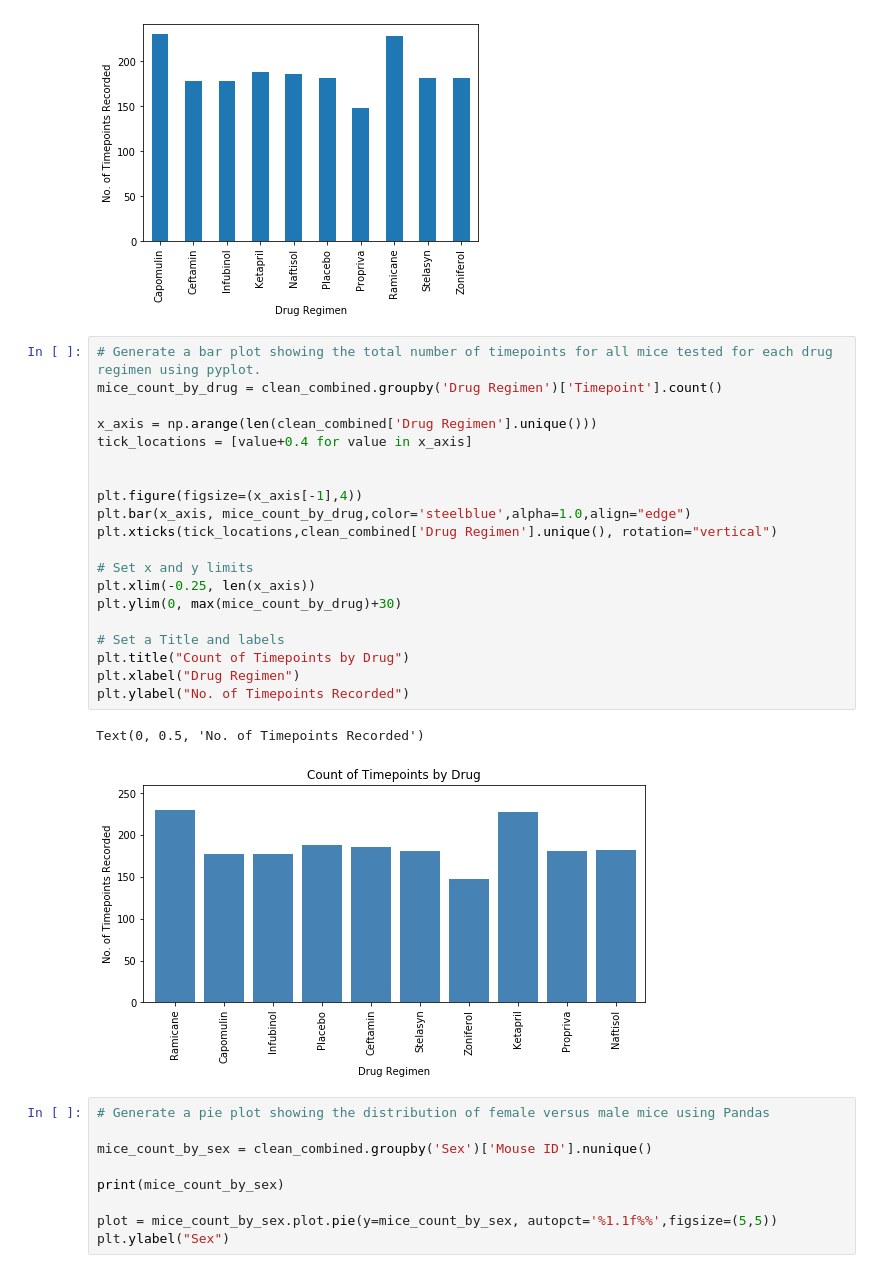
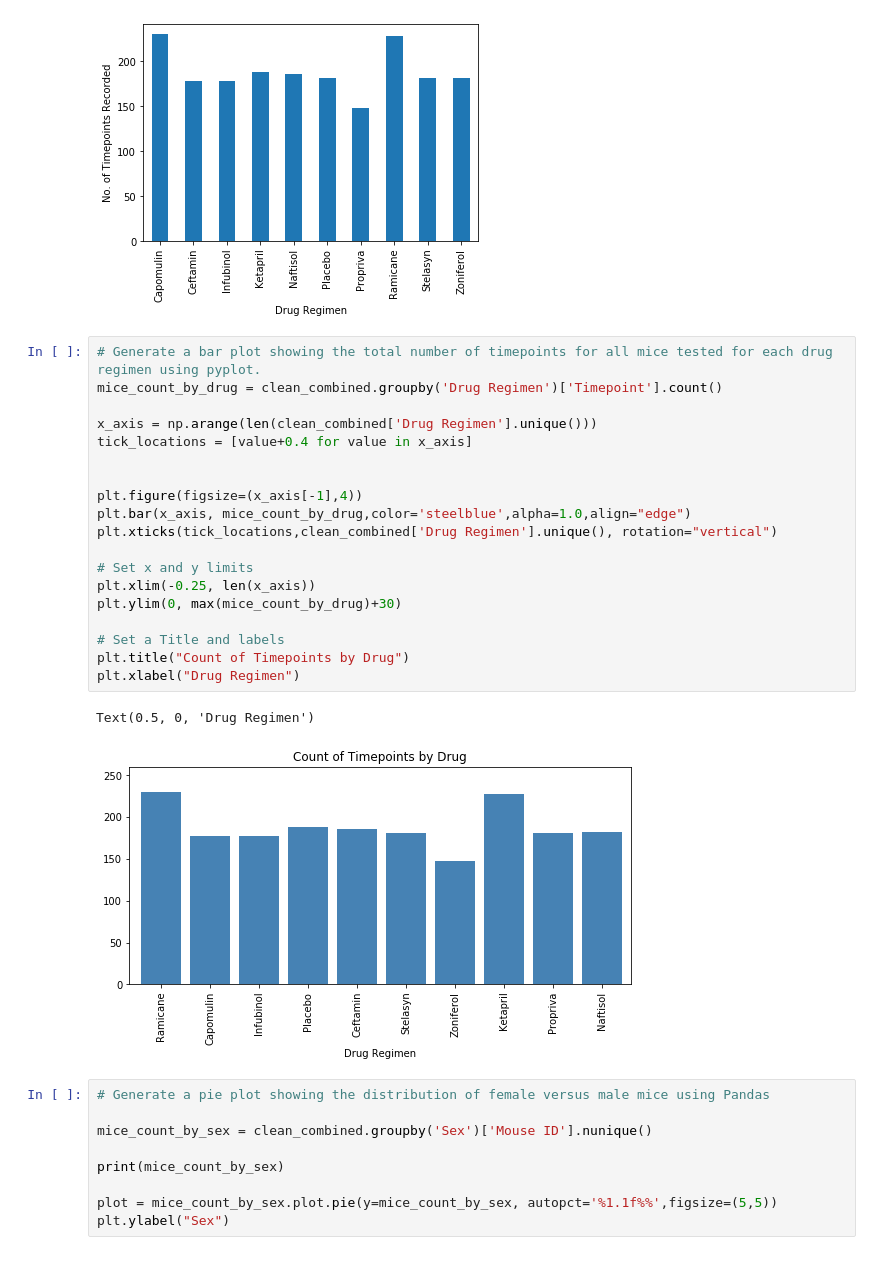
Before and after one commit to zmoloci/Challenge5_Pymaceuticals, a Jupyter notebook: pymaceuticals_starter.ipynb, the cells around one changed output. Saved outputs shown, nothing was run; the diff lists cells and outputs as text.

```diff
--- a/pymaceuticals_starter.ipynb
+++ b/pymaceuticals_starter.ipynb
@@ -222,26 +209,25 @@ Text(0, 0.5, 'No. of Timepoints Recorded')
 # %%
 # Generate a bar plot showing the total number of timepoints for all mice tested for each drug regimen using pyplot.
 mice_count_by_drug = clean_combined.groupby('Drug Regimen')['Timepoint'].count()
 
 x_axis = np.arange(len(clean_combined['Drug Regimen'].unique()))
 tick_locations = [value+0.4 for value in x_axis]
 
 
 plt.figure(figsize=(x_axis[-1],4))
 plt.bar(x_axis, mice_count_by_drug,color='steelblue',alpha=1.0,align="edge")
 plt.xticks(tick_locations,clean_combined['Drug Regimen'].unique(), rotation="vertical")
 
 # Set x and y limits
 plt.xlim(-0.25, len(x_axis))
 plt.ylim(0, max(mice_count_by_drug)+30)
 
 # Set a Title and labels
 plt.title("Count of Timepoints by Drug")
 plt.xlabel("Drug Regimen")
-plt.ylabel("No. of Timepoints Recorded")
 # %% [output]
-Text(0, 0.5, 'No. of Timepoints Recorded')
+Text(0.5, 0, 'Drug Regimen')
-[figure, old version]
+[figure, new version]
 # %%
 # Generate a pie plot showing the distribution of female versus male mice using Pandas
 
```
Also changed, not shown: parts of 14 cells of this notebook, 2 other files.
